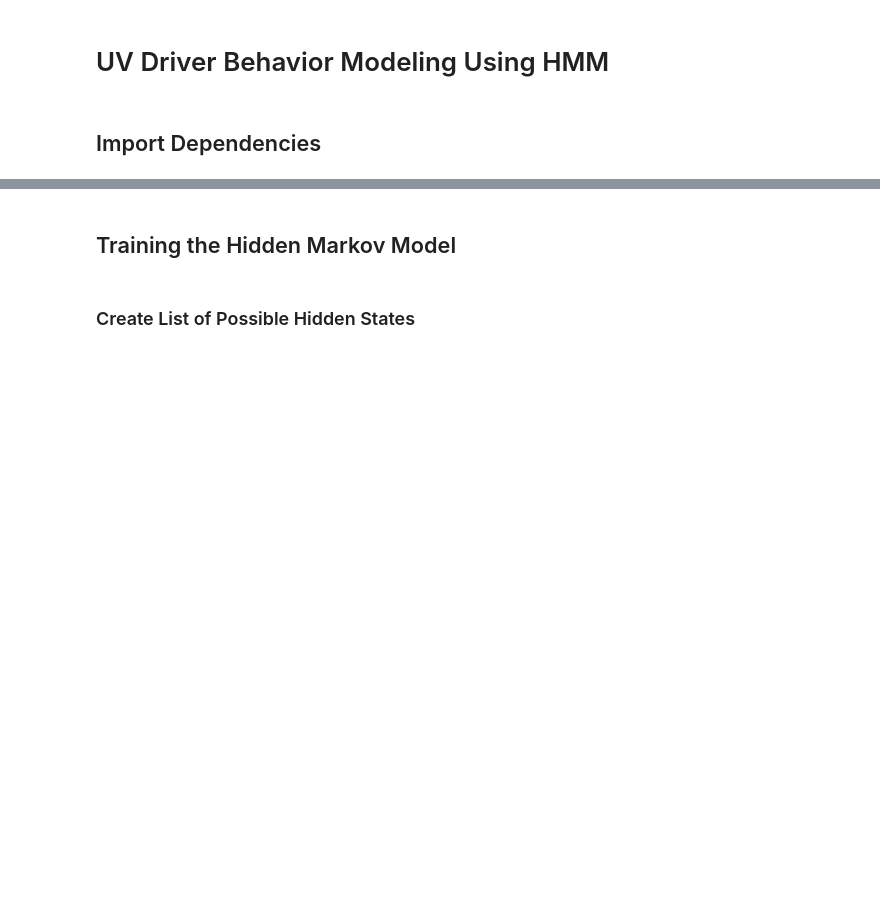
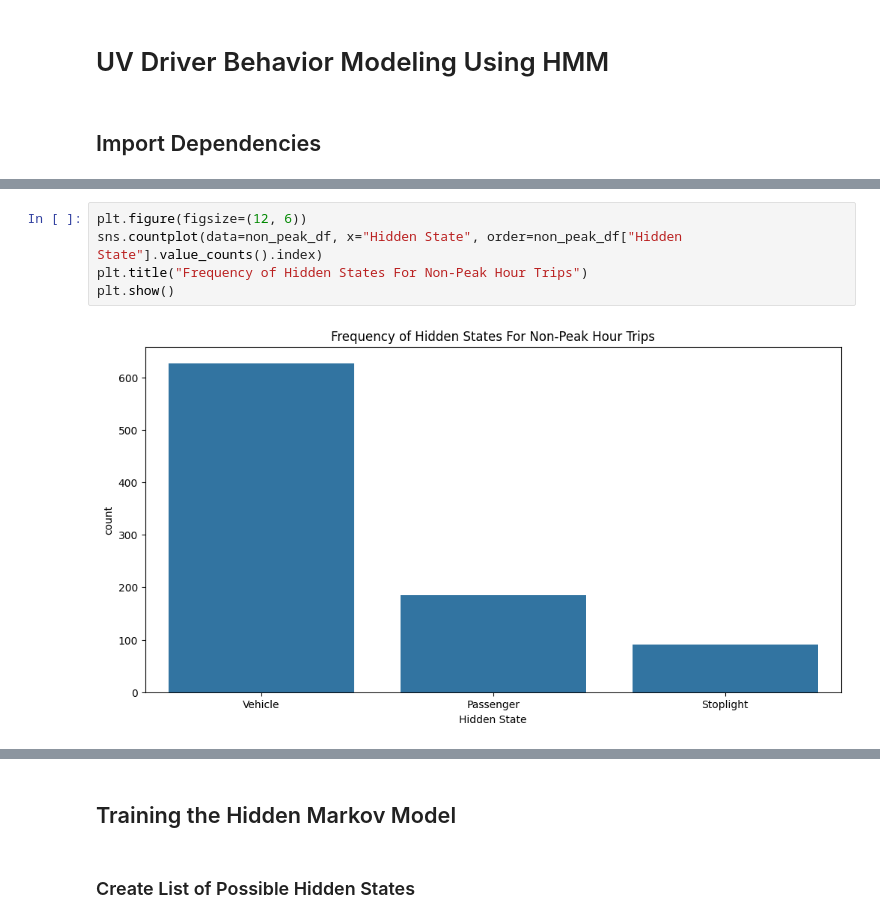
Before and after one commit to GPiano24/UV-Express-Driver-Behavior-Modeling, a Jupyter notebook: HMM EDA.ipynb, the cells around one changed output, grey strips where cells are left out. Drawn from its saved outputs; the diff is of its cells as text; blank space fills up the shorter version.

```diff
--- a/HMM EDA.ipynb
+++ b/HMM EDA.ipynb
@@ -17,0 +63,7 @@ np.random.seed(1)
+# %%
+plt.figure(figsize=(12, 6))
+sns.countplot(data=non_peak_df, x="Hidden State", order=non_peak_df["Hidden State"].value_counts().index)
+plt.title("Frequency of Hidden States For Non-Peak Hour Trips")
+plt.show()
+# %% [output]
+[figure, added]
```
Also changed, not shown: parts of 25 cells of this notebook.
